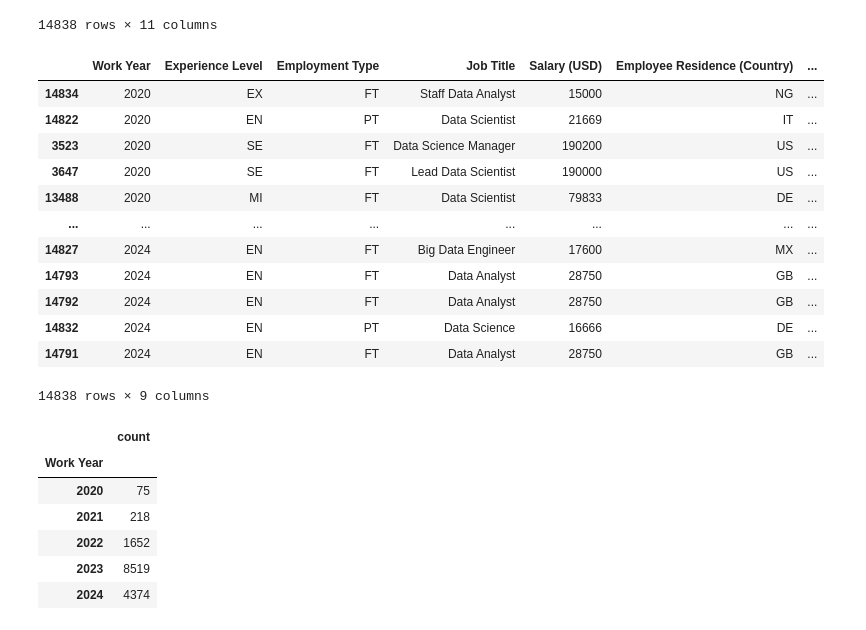
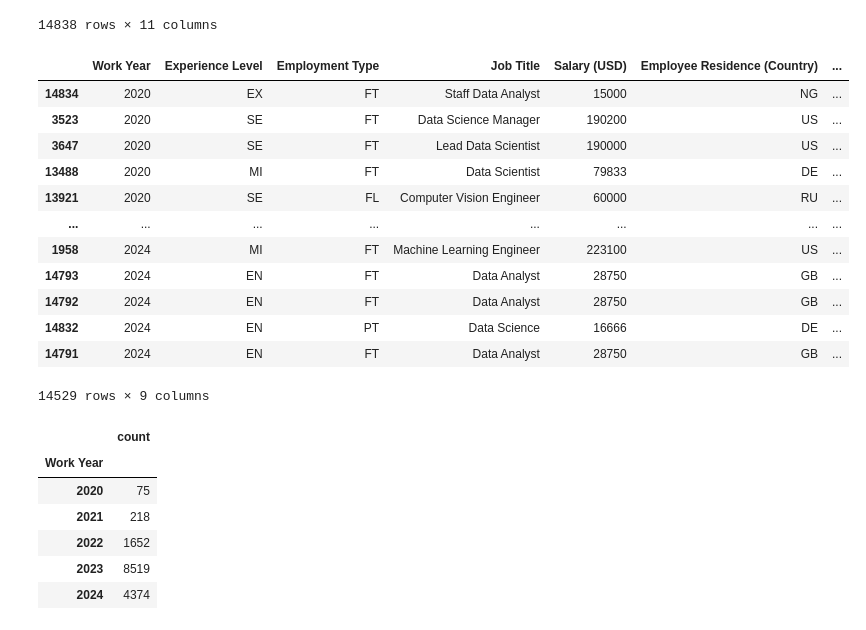
Before and after one commit to chadhollman/data-analyst-job-trends-2020-2024, a Jupyter notebook: Dataframe.ipynb, the cells around one changed output. Saved outputs shown, nothing was run; the diff lists cells and outputs as text; code cells hidden in the pictures.

```diff
--- a/Dataframe.ipynb
+++ b/Dataframe.ipynb
@@ -26,28 +26,31 @@ data_df
 # %%
 year_sort_df = data_df.sort_values('work_year')
 year_sort_df.reset_index(drop = True)
 cleaned_data_df = year_sort_df[['work_year', 'experience_level',	'employment_type',	'job_title',	'salary_in_usd',	'employee_residence',	'remote_ratio',	'company_location',	'company_size']]
 cleaned_data_df
 bonus_df = cleaned_data_df.rename(columns={"work_year":"Work Year", "experience_level":"Experience Level",
                                     "employment_type":"Employment Type", "job_title":"Job Title",
                                     "salary_in_usd":"Salary (USD)", "employee_residence":"Employee Residence (Country)",
                                     "remote_ratio":"Remote Work Ratio", "company_location":"Location of Company (Country)",
                                    "company_size":"Size of Company"})
 bonus_df
+location_filter = bonus_df['Location of Company (Country)'].value_counts()
+clean_df = bonus_df[bonus_df['Location of Company (Country)'].isin(location_filter[location_filter > 15].index)]
+clean_df
 # %% [output]
 |  | Work Year | Experience Level | Employment Type | Job Title | Salary (USD) | Employee Residence (Country) | ... |
 | 14834 | 2020 | EX | FT | Staff Data Analyst | 15000 | NG | ... |
-| 14822 | 2020 | EN | PT | Data Scientist | 21669 | IT | ... |
 | 3523 | 2020 | SE | FT | Data Science Manager | 190200 | US | ... |
 | 3647 | 2020 | SE | FT | Lead Data Scientist | 190000 | US | ... |
 | 13488 | 2020 | MI | FT | Data Scientist | 79833 | DE | ... |
+| 13921 | 2020 | SE | FL | Computer Vision Engineer | 60000 | RU | ... |
 | ... | ... | ... | ... | ... | ... | ... | ... |
-| 14827 | 2024 | EN | FT | Big Data Engineer | 17600 | MX | ... |
+| 1958 | 2024 | MI | FT | Machine Learning Engineer | 223100 | US | ... |
 | 14793 | 2024 | EN | FT | Data Analyst | 28750 | GB | ... |
 | 14792 | 2024 | EN | FT | Data Analyst | 28750 | GB | ... |
 | 14832 | 2024 | EN | PT | Data Science | 16666 | DE | ... |
 | 14791 | 2024 | EN | FT | Data Analyst | 28750 | GB | ... |
-14838 rows × 9 columns
+14529 rows × 9 columns
 # %%
 work_year_counts = pd.DataFrame(bonus_df['Work Year'].value_counts())
 work_year_counts.sort_index()
```
Also changed, not shown: parts of 3 cells of this notebook, 2 other files.
